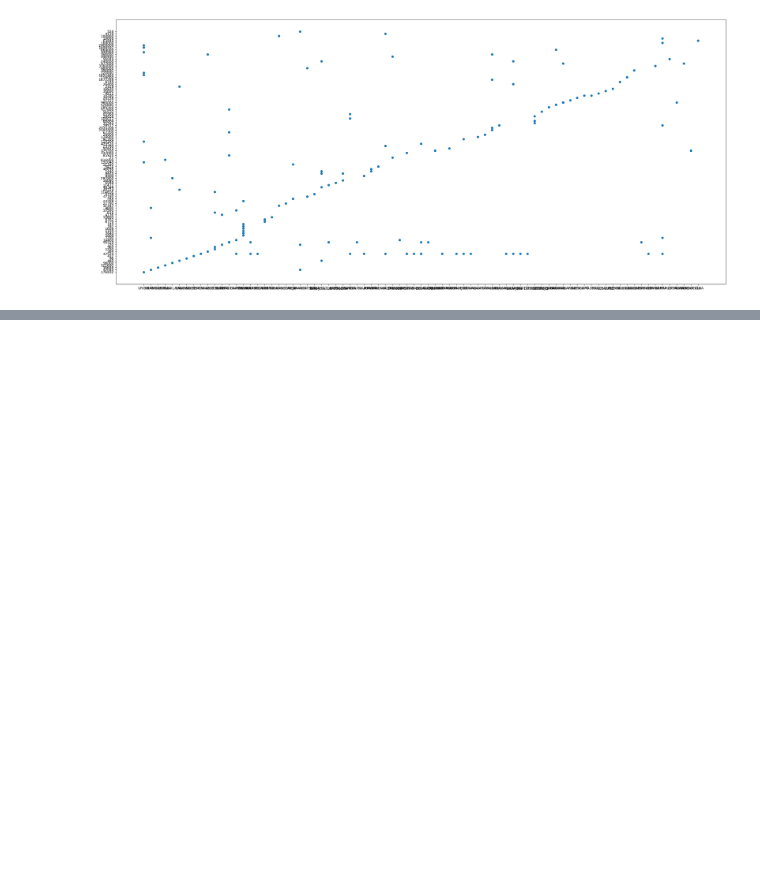
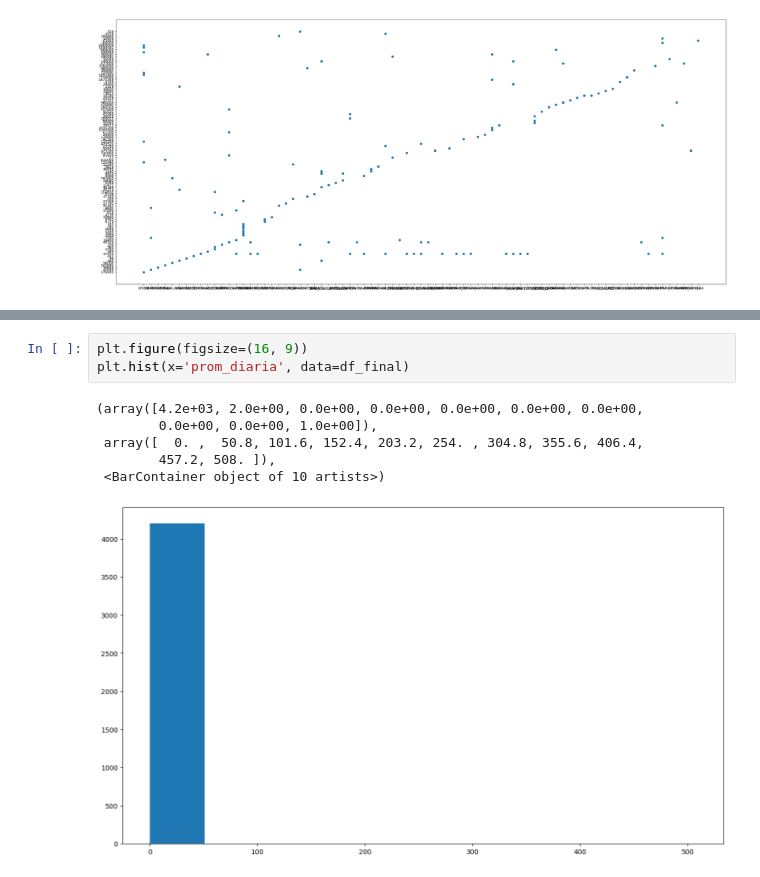
Before and after one commit to gluoneros/talentoTech, a Jupyter notebook: ProyectoFinal.ipynb, the cells around one changed output, grey strips where cells are left out. Drawn from its saved outputs; the diff is of its cells as text; blank space fills up the shorter version.

```diff
--- a/ProyectoFinal.ipynb
+++ b/ProyectoFinal.ipynb
@@ -260,0 +344,10 @@ sns.boxplot(data=df3, x="Departamento", y="Usuarios", width=2.5)
+# %%
+plt.figure(figsize=(16, 9))
+plt.hist(x='prom_diaria', data=df_final)
+# %% [output]
+(array([4.2e+03, 2.0e+00, 0.0e+00, 0.0e+00, 0.0e+00, 0.0e+00, 0.0e+00,
+        0.0e+00, 0.0e+00, 1.0e+00]),
+ array([  0. ,  50.8, 101.6, 152.4, 203.2, 254. , 304.8, 355.6, 406.4,
+        457.2, 508. ]),
+ <BarContainer object of 10 artists>)
+[figure, added]
```
Also changed, not shown: parts of 21 cells of this notebook.
